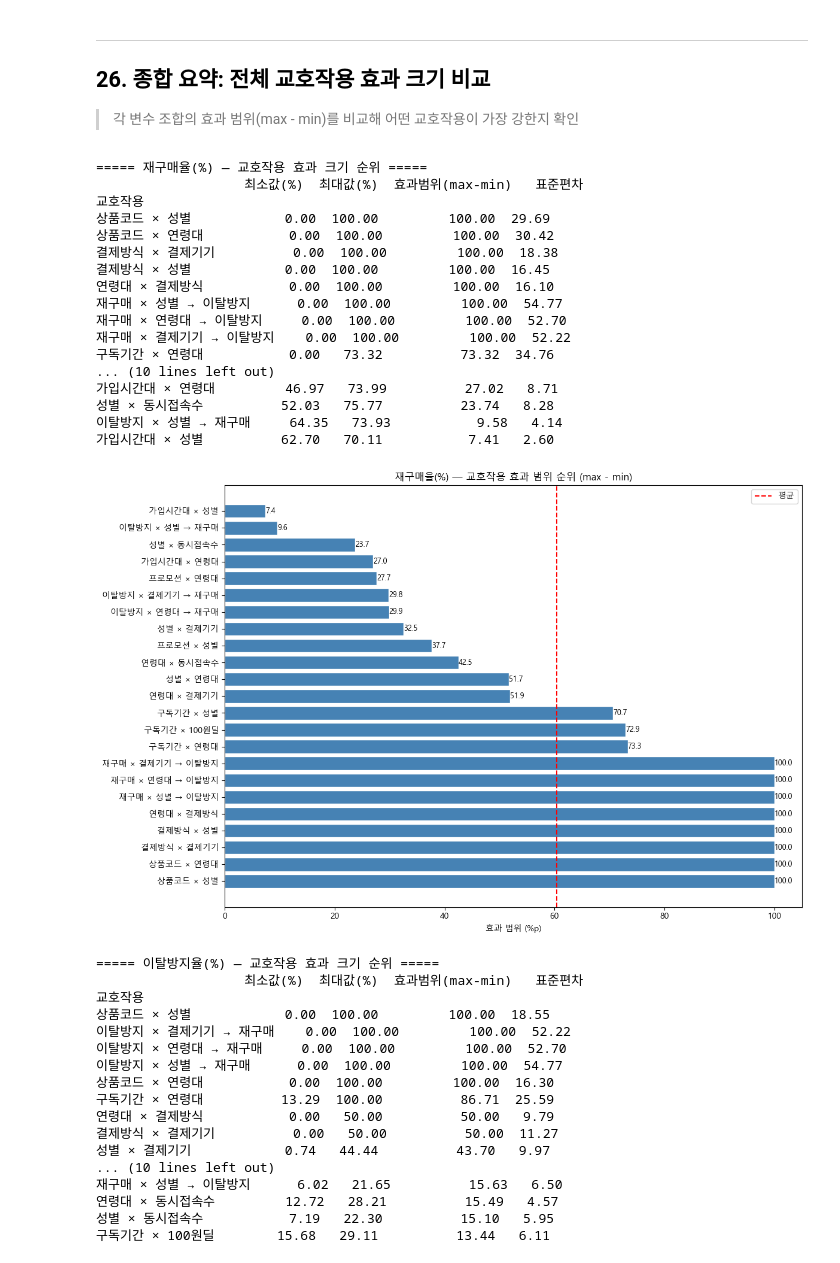
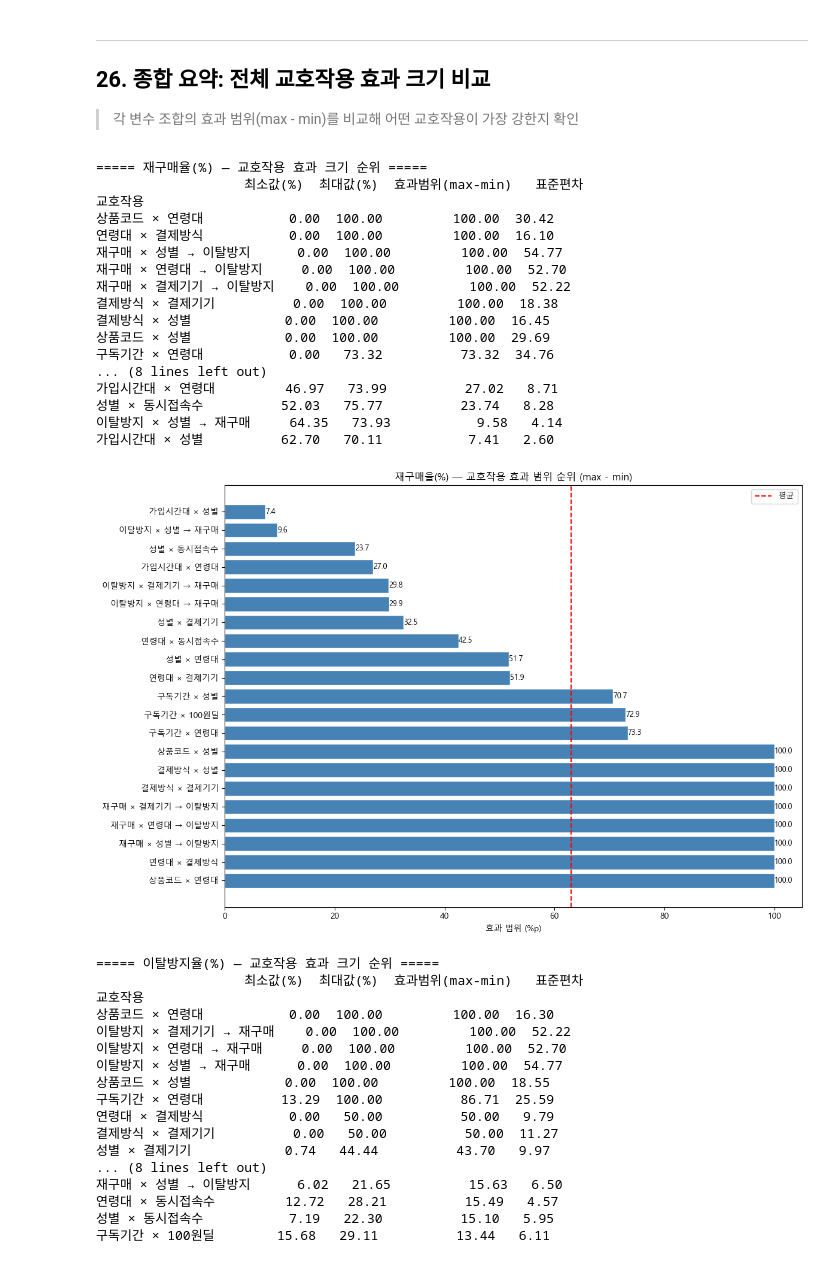
Before and after one commit to ingyeom-park/OTT_Churn_Modeling_AX, a Jupyter notebook: kwon.donggeun/EDA/03_eda_interaction2.ipynb, the cells around one changed output. Saved outputs shown, nothing was run; the diff lists cells and outputs as text; code cells hidden in the pictures.

```diff
--- a/kwon.donggeun/EDA/03_eda_interaction2.ipynb
+++ b/kwon.donggeun/EDA/03_eda_interaction2.ipynb
@@ -627,21 +621,0 @@ billing_method payment_device
-# %%
-two_var_heatmap(df, 'promotion_label', 'gender', '프로모션여부', '성별', figsize=(14, 5))
-
-fig, axes = plt.subplots(1, 2, figsize=(14, 5))
-for ax, outcome in zip(axes, OUTCOMES):
-    pivot = df.groupby(['promotion_label', 'gender'])[outcome].mean().mul(100).unstack('gender')
-    pivot.plot(kind='bar', ax=ax, colormap='Set2', edgecolor='white', width=0.7)
-    ax.set_title(f'프로모션 × 성별 → {OUTCOME_LABELS[outcome]}')
-    ax.set_xlabel('프로모션여부')
-    ax.set_ylabel('%')
-    ax.tick_params(axis='x', rotation=0)
-    for p in ax.patches:
-        h = p.get_height()
-        if not np.isnan(h):
-            ax.annotate(f'{h:.1f}', (p.get_x() + p.get_width()/2, h),
-                        ha='center', va='bottom', fontsize=8)
-plt.tight_layout()
-plt.show()
-
-print('=== 프로모션 × 성별별 재구매율/이탈방지율 (%) ===')
-print(df.groupby(['promotion_label', 'gender'])[OUTCOMES].mean().mul(100).round(2))
@@ -663,21 +621,0 @@ promotion_label gender
-# %%
-two_var_heatmap(df, 'promotion_label', 'age_group', '프로모션여부', '연령대', figsize=(20, 5))
-
-fig, axes = plt.subplots(1, 2, figsize=(18, 5))
-for ax, outcome in zip(axes, OUTCOMES):
-    pivot = df.groupby(['promotion_label', 'age_group'], observed=True)[outcome].mean().mul(100).unstack('age_group')
-    pivot.plot(kind='bar', ax=ax, colormap='Set2', edgecolor='white', width=0.7)
-    ax.set_title(f'프로모션 × 연령대 → {OUTCOME_LABELS[outcome]}')
-    ax.set_xlabel('프로모션여부')
-    ax.set_ylabel('%')
-    ax.tick_params(axis='x', rotation=0)
-    for p in ax.patches:
-        h = p.get_height()
-        if not np.isnan(h):
-            ax.annotate(f'{h:.1f}', (p.get_x() + p.get_width()/2, h),
-                        ha='center', va='bottom', fontsize=7.5)
-plt.tight_layout()
-plt.show()
-
-print('=== 프로모션 × 연령대별 재구매율/이탈방지율 (%) ===')
-print(df.groupby(['promotion_label', 'age_group'], observed=True)[OUTCOMES].mean().mul(100).round(2))
@@ -1056,8 +978,6 @@ all_pairs = [
     ('product_code',    'age_group',        '상품코드 × 연령대'),
     ('billing_method',  'gender',           '결제방식 × 성별'),
     ('billing_method',  'payment_device',   '결제방식 × 결제기기'),
-    ('promotion_label', 'gender',           '프로모션 × 성별'),
-    ('promotion_label', 'age_group',        '프로모션 × 연령대'),
     ('churn_label',     'gender',           '이탈방지 × 성별 → 재구매'),
     ('churn_label',     'age_group',        '이탈방지 × 연령대 → 재구매'),
     ('churn_label',     'payment_device',   '이탈방지 × 결제기기 → 재구매'),
@@ -1082,51 +1002,51 @@ for outcome in OUTCOMES:
             pass
     summary = pd.DataFrame(rows).set_index('교호작용').sort_values('효과범위(max-min)', ascending=False)
     print(f'\n===== {OUTCOME_LABELS[outcome]} — 교호작용 효과 크기 순위 =====')
     print(summary.to_string())
 
     fig, ax = plt.subplots(figsize=(12, 8))
     ax.barh(summary.index, summary['효과범위(max-min)'], color='steelblue', edgecolor='white')
     ax.set_title(f'{OUTCOME_LABELS[outcome]} — 교호작용 효과 범위 순위 (max - min)')
     ax.set_xlabel('효과 범위 (%p)')
     ax.axvline(summary['효과범위(max-min)'].mean(), color='red', linestyle='--', label='평균')
     ax.legend()
     for p in ax.patches:
         ax.annotate(f'{p.get_width():.1f}', (p.get_width(), p.get_y() + p.get_height()/2),
                     ha='left', va='center', fontsize=9)
     plt.tight_layout()
     plt.show()
 # %% [output]
 ===== 재구매율(%) — 교호작용 효과 크기 순위 =====
                    최소값(%)  최대값(%)  효과범위(max-min)   표준편차
 교호작용
-상품코드 × 성별            0.00  100.00         100.00  29.69
 상품코드 × 연령대           0.00  100.00         100.00  30.42
-결제방식 × 결제기기          0.00  100.00         100.00  18.38
-결제방식 × 성별            0.00  100.00         100.00  16.45
 연령대 × 결제방식           0.00  100.00         100.00  16.10
 재구매 × 성별 → 이탈방지      0.00  100.00         100.00  54.77
 재구매 × 연령대 → 이탈방지     0.00  100.00         100.00  52.70
 재구매 × 결제기기 → 이탈방지    0.00  100.00         100.00  52.22
+결제방식 × 결제기기          0.00  100.00         100.00  18.38
+결제방식 × 성별            0.00  100.00         100.00  16.45
+상품코드 × 성별            0.00  100.00         100.00  29.69
 구독기간 × 연령대           0.00   73.32          73.32  34.76
-... (10 lines left out)
+... (8 lines left out)
 가입시간대 × 연령대         46.97   73.99          27.02   8.71
 성별 × 동시접속수          52.03   75.77          23.74   8.28
 이탈방지 × 성별 → 재구매     64.35   73.93           9.58   4.14
 가입시간대 × 성별          62.70   70.11           7.41   2.60
-[figure, old version]
+[figure, new version]
 ===== 이탈방지율(%) — 교호작용 효과 크기 순위 =====
                    최소값(%)  최대값(%)  효과범위(max-min)   표준편차
 교호작용
-상품코드 × 성별            0.00  100.00         100.00  18.55
+상품코드 × 연령대           0.00  100.00         100.00  16.30
 이탈방지 × 결제기기 → 재구매    0.00  100.00         100.00  52.22
 이탈방지 × 연령대 → 재구매     0.00  100.00         100.00  52.70
 이탈방지 × 성별 → 재구매      0.00  100.00         100.00  54.77
-상품코드 × 연령대           0.00  100.00         100.00  16.30
+상품코드 × 성별            0.00  100.00         100.00  18.55
 구독기간 × 연령대          13.29  100.00          86.71  25.59
 연령대 × 결제방식           0.00   50.00          50.00   9.79
 결제방식 × 결제기기          0.00   50.00          50.00  11.27
 성별 × 결제기기            0.74   44.44          43.70   9.97
-... (10 lines left out)
+... (8 lines left out)
 재구매 × 성별 → 이탈방지      6.02   21.65          15.63   6.50
 연령대 × 동시접속수         12.72   28.21          15.49   4.57
 성별 × 동시접속수           7.19   22.30          15.10   5.95
```
Also changed, not shown: parts of 6 cells of this notebook.
